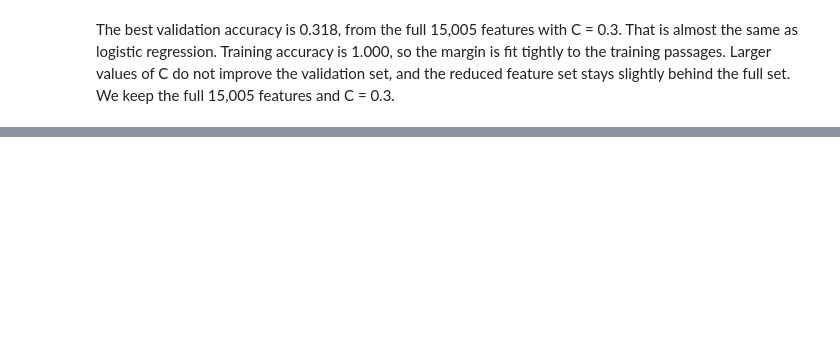
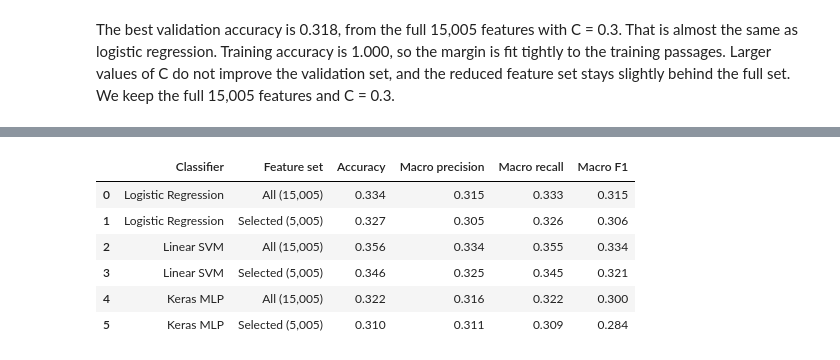
Before and after one commit to GarrettFordARTI405/ARTI450-Name-That-LLM, a Jupyter notebook: NameThatLLM.ipynb, the cells around one changed output, grey strips where cells are left out. Saved outputs shown, nothing was run; the diff lists cells and outputs as text; code cells hidden in the pictures; blank space fills up the shorter version.

```diff
--- a/NameThatLLM.ipynb
+++ b/NameThatLLM.ipynb
@@ -941,0 +1181,81 @@ MLP: accuracy change -0.002, macro F1 change +0.001
+# %%
+# Section 10B: test set is accessed for FINAL evaluation only, AFTER all tuning.
+import sklearn
+import platform
+from sklearn.metrics import (accuracy_score, precision_score, recall_score,
+                             f1_score, confusion_matrix, ConfusionMatrixDisplay,
+                             classification_report)
+
+print("Environment: Python", platform.python_version(),
+      "| scikit-learn", sklearn.__version__,
+      "| Keras", keras.__version__, "| backend", keras.config.backend())
+print("Test passages:", len(y_test), "| test prompts:", test_df["prompt_id"].nunique())
+
+
+def tuned_c_for_feature_set(table, feature_name):
+    rows = table.loc[table["Features"] == feature_name]
+    best_row = rows.sort_values(["Validation accuracy", "Training accuracy"],
+                                ascending=[False, True]).iloc[0]
+    return float(best_row["C"])
+
+final_predictions = {}
+final_metrics = []
+for feature_name in ["All (15,005)", "Selected (5,005)"]:
+    X_train_sparse, _X_val_sparse, X_test_sparse = FEATURE_SETS[feature_name]
+
+    c_lr = tuned_c_for_feature_set(logreg_results, feature_name)
+    lr = LogisticRegression(C=c_lr, solver="lbfgs", max_iter=800,
+                            random_state=42).fit(X_train_sparse, y_train)
+    final_predictions[("Logistic Regression", feature_name)] = lr.predict(X_test_sparse)
+
+    c_svm = tuned_c_for_feature_set(svm_results, feature_name)
+    svm = LinearSVC(C=c_svm, dual=True, max_iter=4000,
+                    random_state=42).fit(X_train_sparse, y_train)
+    final_predictions[("Linear SVM", feature_name)] = svm.predict(X_test_sparse)
+
+    # Read the validation-selected Keras model; inference only on the held-out test set.
+    keras_model = keras.models.load_model(keras_winners[feature_name]["saved_model"])
+    test_array = keras_feature_sets[feature_name][2]
+    mlp_probabilities = keras_model.predict(test_array, batch_size=128, verbose=0)
+    final_predictions[("Keras MLP", feature_name)] = np.argmax(mlp_probabilities, axis=1)
+
+for (classifier, feature_name), pred in final_predictions.items():
+    final_metrics.append({
+        "Classifier": classifier,
+        "Feature set": feature_name,
+        "Accuracy": accuracy_score(y_test, pred),
+        "Macro precision": precision_score(y_test, pred, average="macro", zero_division=0),
+        "Macro recall": recall_score(y_test, pred, average="macro", zero_division=0),
+        "Macro F1": f1_score(y_test, pred, average="macro", zero_division=0),
+    })
+
+final_test_results = pd.DataFrame(final_metrics)
+classification_order = ["Logistic Regression", "Linear SVM", "Keras MLP"]
+feature_order = ["All (15,005)", "Selected (5,005)"]
+final_test_results["_classifier_order"] = pd.Categorical(
+    final_test_results["Classifier"], categories=classification_order, ordered=True)
+final_test_results["_feature_order"] = pd.Categorical(
+    final_test_results["Feature set"], categories=feature_order, ordered=True)
+final_test_results = (final_test_results.sort_values(["_classifier_order", "_feature_order"])
+                      .drop(columns=["_classifier_order", "_feature_order"])
+                      .reset_index(drop=True))
+
+print("FINAL HELD-OUT TEST SCORES (all rows use the same 413 passages):")
+display(final_test_results.round(3))
+final_test_results.to_csv("final_test_results.csv", index=False)
+
+feature_deltas = []
+for classifier in classification_order:
+    group = final_test_results.loc[final_test_results["Classifier"] == classifier]
+    full = group.loc[group["Feature set"] == "All (15,005)"].iloc[0]
+    selected = group.loc[group["Feature set"] == "Selected (5,005)"].iloc[0]
+    feature_deltas.append({
+        "Classifier": classifier,
+        "Selected minus full accuracy": selected["Accuracy"] - full["Accuracy"],
+        "Selected minus full macro F1": selected["Macro F1"] - full["Macro F1"],
+    })
+feature_selection_effects = pd.DataFrame(feature_deltas)
+print("\nEffect of chi-square selection (positive = selected did better):")
+display(feature_selection_effects.round(3))
+feature_selection_effects.to_csv("feature_selection_effects.csv", index=False)
+# %% [output]
@@ -941,0 +1265,7 @@ MLP: accuracy change -0.002, macro F1 change +0.001
+|  | Classifier | Feature set | Accuracy | Macro precision | Macro recall | Macro F1 |
+| 0 | Logistic Regression | All (15,005) | 0.334 | 0.315 | 0.333 | 0.315 |
+| 1 | Logistic Regression | Selected (5,005) | 0.327 | 0.305 | 0.326 | 0.306 |
+| 2 | Linear SVM | All (15,005) | 0.356 | 0.334 | 0.355 | 0.334 |
+| 3 | Linear SVM | Selected (5,005) | 0.346 | 0.325 | 0.345 | 0.321 |
+| 4 | Keras MLP | All (15,005) | 0.322 | 0.316 | 0.322 | 0.300 |
+| 5 | Keras MLP | Selected (5,005) | 0.310 | 0.311 | 0.309 | 0.284 |
```
Also changed, not shown: parts of 31 cells of this notebook.
